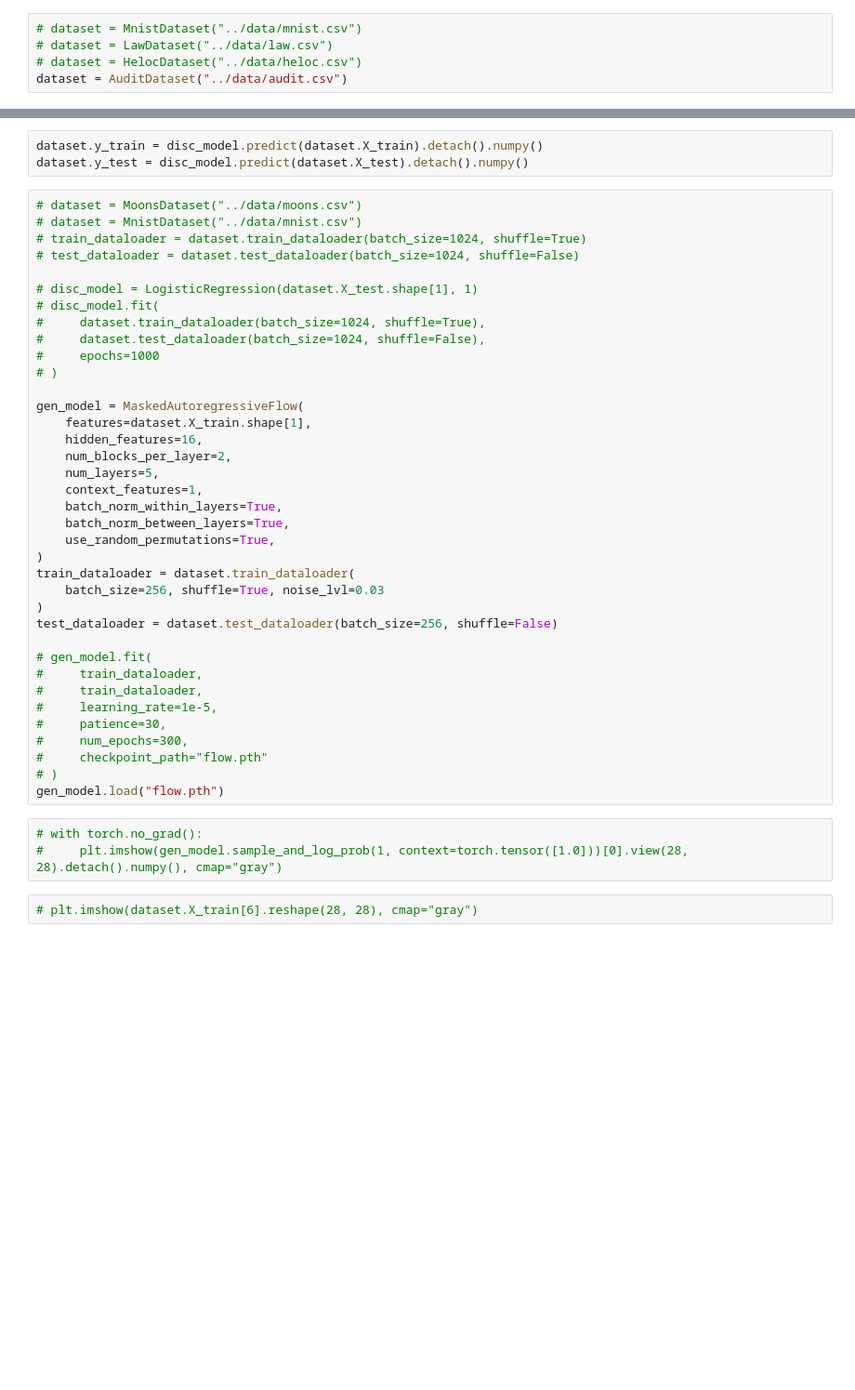
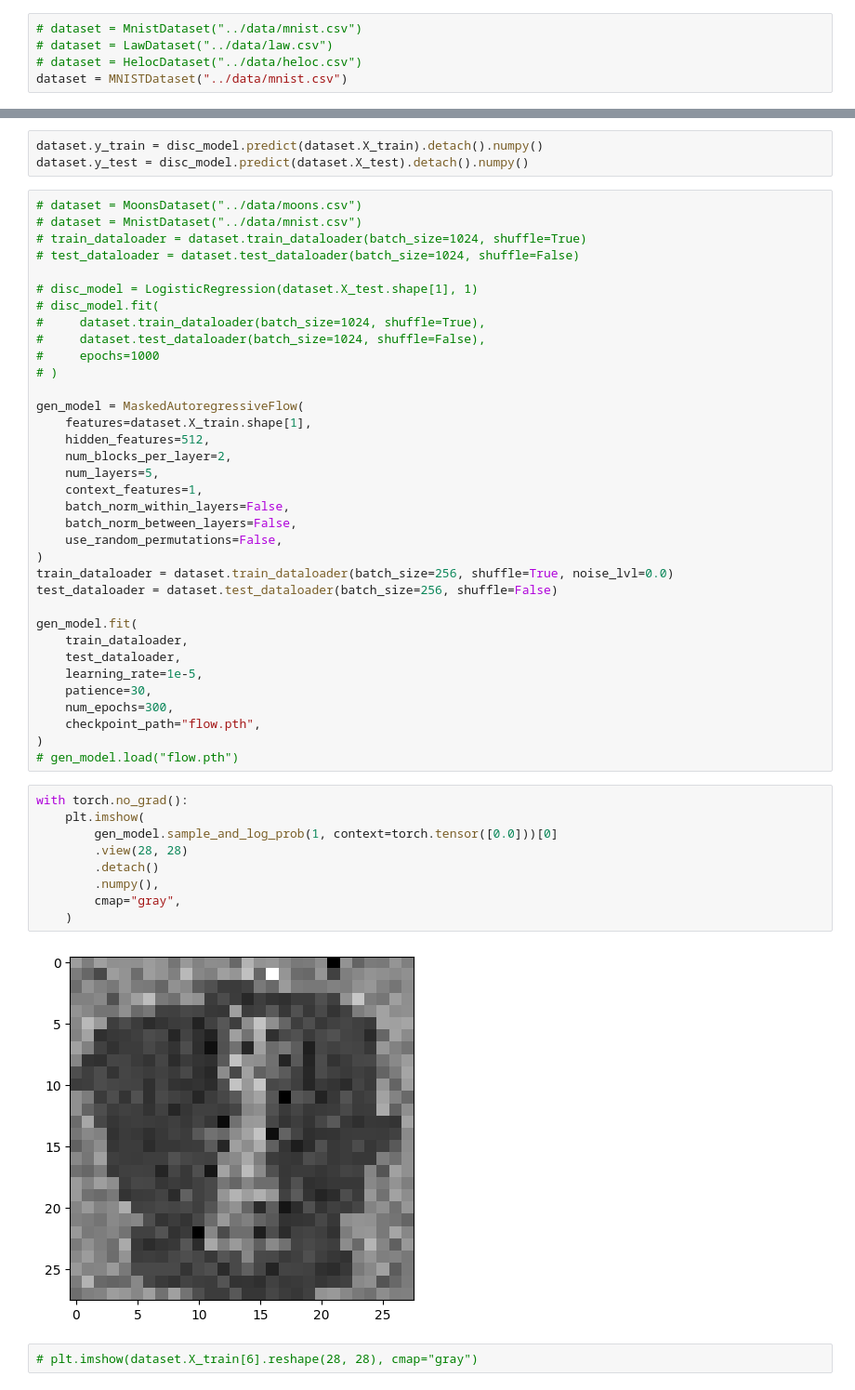
Before and after one commit to ofurman/counterfactuals, a Jupyter notebook: notebooks/regional_ppcef_mnist.ipynb, the cells around one changed output, grey strips where cells are left out. Shown at 93% size. Drawn from its saved outputs; the diff is of its cells as text; blank space fills up the shorter version.

Commit message:
feat: mnist dataset and notebook

```diff
--- a/notebooks/regional_ppcef_mnist.ipynb
+++ b/notebooks/regional_ppcef_mnist.ipynb
@@ -20,6 +19,6 @@ from counterfactuals.plot_utils import plot_generative_model_distribution
 # dataset = MnistDataset("../data/mnist.csv")
 # dataset = LawDataset("../data/law.csv")
 # dataset = HelocDataset("../data/heloc.csv")
-dataset = AuditDataset("../data/audit.csv")
+dataset = MNISTDataset("../data/mnist.csv")
 # %%
 disc_model = MultilayerPerceptron(dataset.X_test.shape[1], [512, 512], 1)
@@ -65,31 +64,37 @@ dataset.y_test = disc_model.predict(dataset.X_test).detach().numpy()
 
 gen_model = MaskedAutoregressiveFlow(
     features=dataset.X_train.shape[1],
-    hidden_features=16,
+    hidden_features=512,
     num_blocks_per_layer=2,
     num_layers=5,
     context_features=1,
-    batch_norm_within_layers=True,
-    batch_norm_between_layers=True,
-    use_random_permutations=True,
+    batch_norm_within_layers=False,
+    batch_norm_between_layers=False,
+    use_random_permutations=False,
 )
-train_dataloader = dataset.train_dataloader(
-    batch_size=256, shuffle=True, noise_lvl=0.03
-)
+train_dataloader = dataset.train_dataloader(batch_size=256, shuffle=True, noise_lvl=0.0)
 test_dataloader = dataset.test_dataloader(batch_size=256, shuffle=False)
 
-# gen_model.fit(
-#     train_dataloader,
-#     train_dataloader,
-#     learning_rate=1e-5,
-#     patience=30,
-#     num_epochs=300,
-#     checkpoint_path="flow.pth"
-# )
-gen_model.load("flow.pth")
+gen_model.fit(
+    train_dataloader,
+    test_dataloader,
+    learning_rate=1e-5,
+    patience=30,
+    num_epochs=300,
+    checkpoint_path="flow.pth",
+)
+# gen_model.load("flow.pth")
 # %%
-# with torch.no_grad():
-#     plt.imshow(gen_model.sample_and_log_prob(1, context=torch.tensor([1.0]))[0].view(28, 28).detach().numpy(), cmap="gray")
+with torch.no_grad():
+    plt.imshow(
+        gen_model.sample_and_log_prob(1, context=torch.tensor([0.0]))[0]
+        .view(28, 28)
+        .detach()
+        .numpy(),
+        cmap="gray",
+    )
+# %% [output]
+[figure, added]
 # %%
 # plt.imshow(dataset.X_train[6].reshape(28, 28), cmap="gray")
 # %%
```
Also changed, not shown: parts of 16 cells of this notebook, 8 other files.
